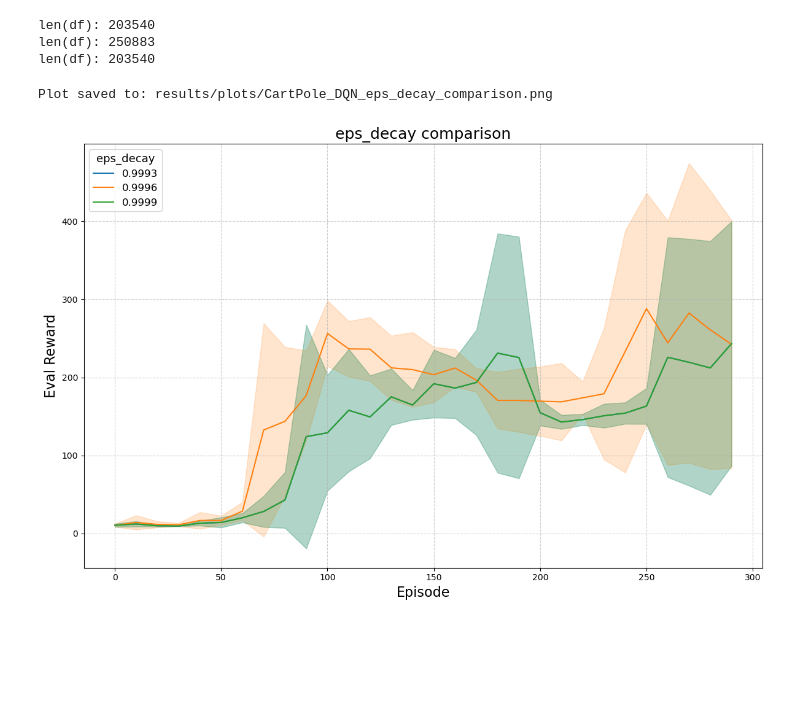
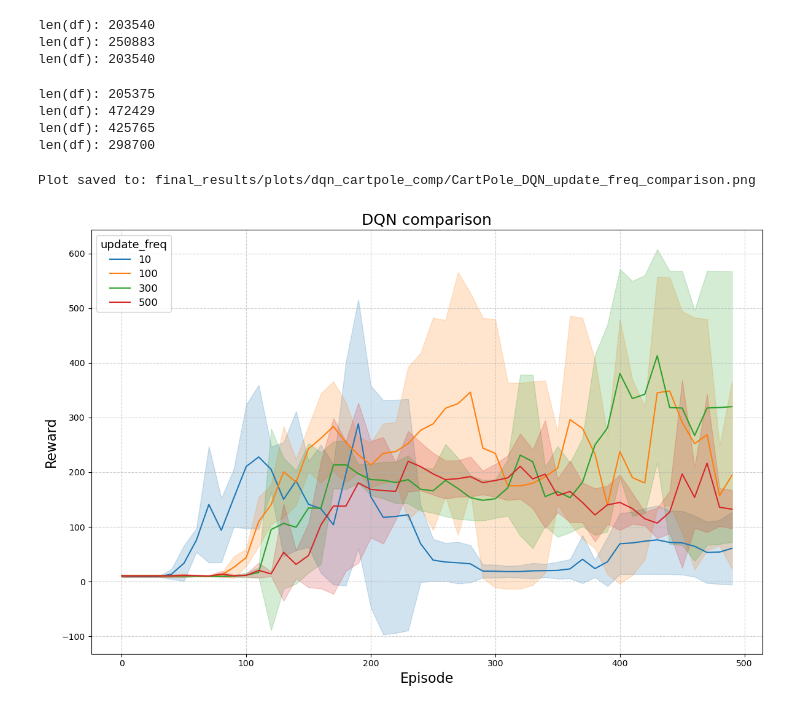
Before and after one commit to marziof/deep-rl-project, a Jupyter notebook: DQN_exploration.ipynb, the cells around one changed output. Drawn from its saved outputs; the diff is of its cells as text; code cells hidden in the pictures; blank space fills up the shorter version.

Commit message:
results

```diff
--- a/DQN_exploration.ipynb
+++ b/DQN_exploration.ipynb
@@ -7,9 +7,9 @@ from src.utils.plotting import plot_learning_curve, plot_env_curves, plot_param_
 # %% [markdown]
 # I. Tuning update frequency
 # %%
-DATA_DIR = os.path.join("results", "data", "CartPole_DQN")
+DATA_DIR = os.path.join("final_results", "data", "CartPole_DQN")
 
-epss = [0.9993, 0.9996, 0.9999]
+epss = [0.999, 0.9996, 0.9999]
 n_episodes = 300
 
 dfs = []
@@ -26,6 +26,27 @@ df_combined = pd.concat(dfs, ignore_index=True)
 len(df): 203540
 len(df): 250883
 len(df): 203540
+# %%
+DATA_DIR = os.path.join("final_results", "data", "CartPole_DQN")
+
+update_freqs = [10,100, 300, 500]
+n_episodes = 500
+
+dfs = []
+for freq in update_freqs:
+    FILE_PATH = os.path.join(DATA_DIR, f"dqn_CartPole-v1_logs_nep{n_episodes}_freq{freq}.csv")
+    df = pd.read_csv(FILE_PATH)
+    df["update_freq"] = freq
+    dfs.append(df)
+    print("len(df):", len(df))
+
+
+df_combined = pd.concat(dfs, ignore_index=True)
+# %% [output]
+len(df): 205375
+len(df): 472429
+len(df): 425765
+len(df): 298700
 # %%
 import matplotlib.pyplot as plt
 import seaborn as sns
@@ -92,10 +113,11 @@ def plot_param_comparison(
         errorbar="sd",
         palette=palette,
     )
-
-    plt.title(f"{param} comparison", fontsize=18)
+    algo_name = df_plot['algo'].iloc[0] if 'algo' in df_plot.columns else "Algorithm"
+    algo_name = algo_name.upper() if isinstance(algo_name, str) else "Algorithm"
+    plt.title(f"{algo_name} comparison", fontsize=18)
     plt.xlabel("Episode", fontsize=16)
-    plt.ylabel(metric.replace("_", " ").title(), fontsize=16)
+    plt.ylabel("Reward", fontsize=16)
 
     plt.legend(
         title=param,
@@ -114,8 +136,14 @@ def plot_param_comparison(
     plt.show()
     plt.close()
 # %%
-SAVE_PATH = os.path.join("results", "plots", "CartPole_DQN_eps_decay_comparison.png")
-plot_param_comparison(df_combined, metric="eval_reward", param="eps_decay", save_path=SAVE_PATH)
+
+SAVE_DIR = os.path.join("final_results", "plots", "dqn_cartpole_comp")
+if not os.path.exists(SAVE_DIR):
+    os.makedirs(SAVE_DIR)
+SAVE_PATH = os.path.join(SAVE_DIR, "CartPole_DQN_update_freq_comparison.png")
+
+#df_combined2 = df_combined[df_combined["seed"].isin([0, 42, 100,200,69,500])].copy()
+plot_param_comparison(df_combined, metric="eval_reward", param="update_freq", save_path=SAVE_PATH)
 # %% [output]
-Plot saved to: results/plots/CartPole_DQN_eps_decay_comparison.png
+Plot saved to: final_results/plots/dqn_cartpole_comp/CartPole_DQN_update_freq_comparison.png
-[figure, old version]
+[figure, new version]
```
Also changed, not shown: 32 other files.
